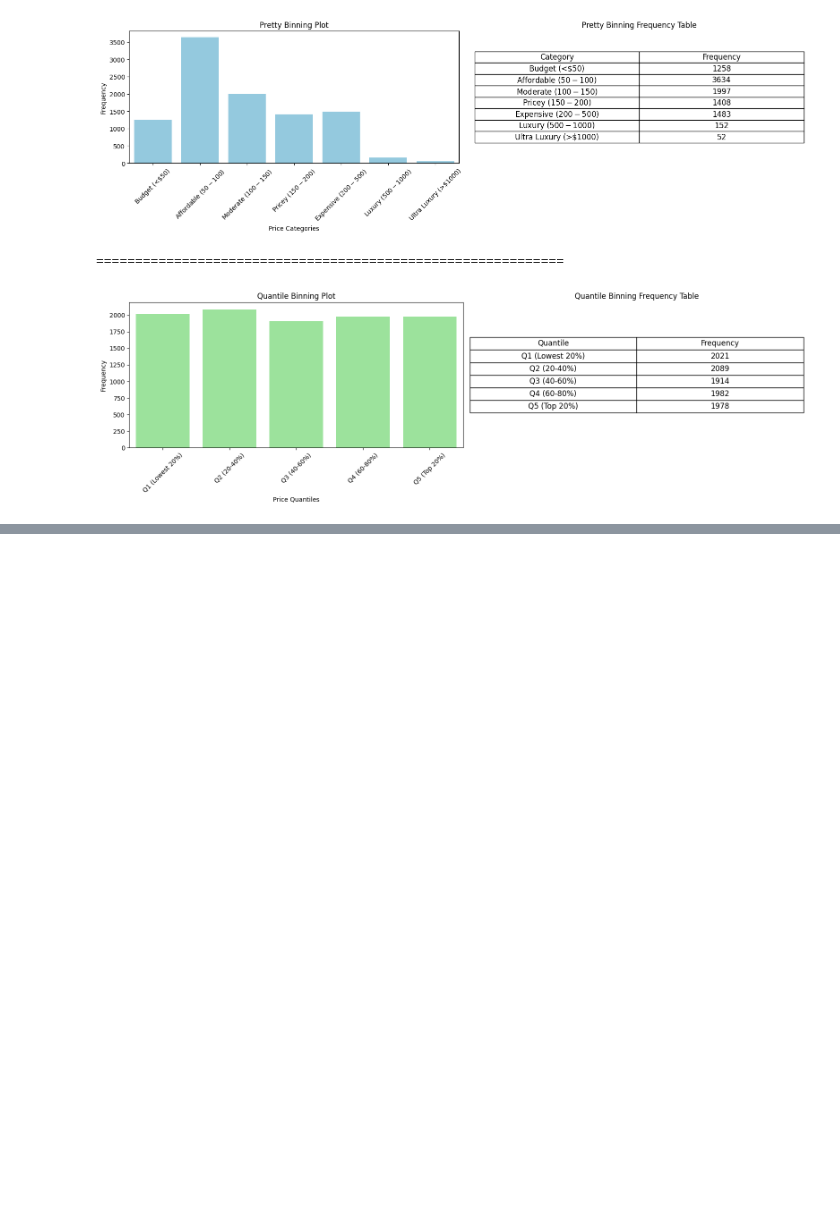
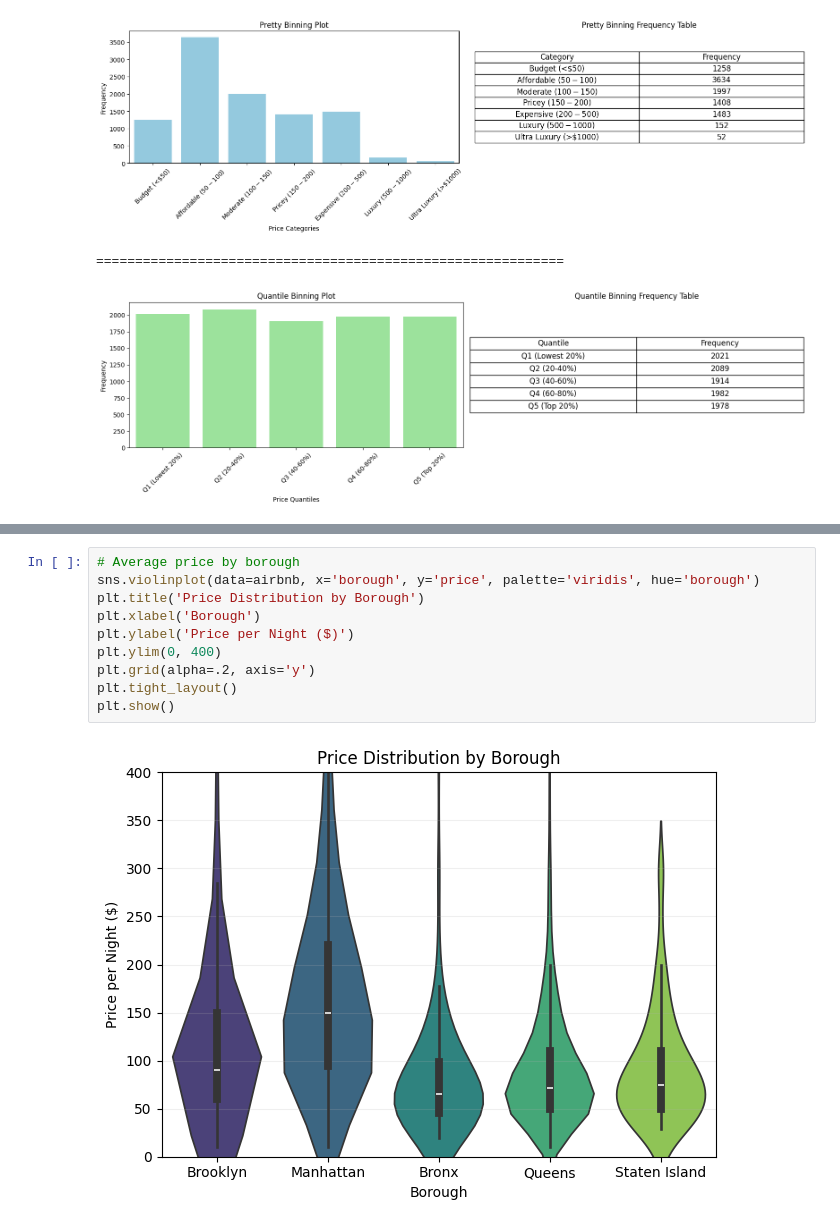
Before and after one commit to 208252/statistics, a Jupyter notebook: Cleaning_Data_in_Python_live_session.ipynb, the cells around one changed output, grey strips where cells are left out. Saved outputs shown, nothing was run; the diff lists cells and outputs as text; blank space fills up the shorter version.

```diff
--- a/Cleaning_Data_in_Python_live_session.ipynb
+++ b/Cleaning_Data_in_Python_live_session.ipynb
@@ -947,0 +972,12 @@ plt.show()
+# %%
+# Average price by borough
+sns.violinplot(data=airbnb, x='borough', y='price', palette='viridis', hue='borough')
+plt.title('Price Distribution by Borough')
+plt.xlabel('Borough')
+plt.ylabel('Price per Night ($)')
+plt.ylim(0, 400)
+plt.grid(alpha=.2, axis='y')
+plt.tight_layout()
+plt.show()
+# %% [output]
+[figure, added]
```
Also changed, not shown: parts of 3 cells of this notebook, 1 other file.
